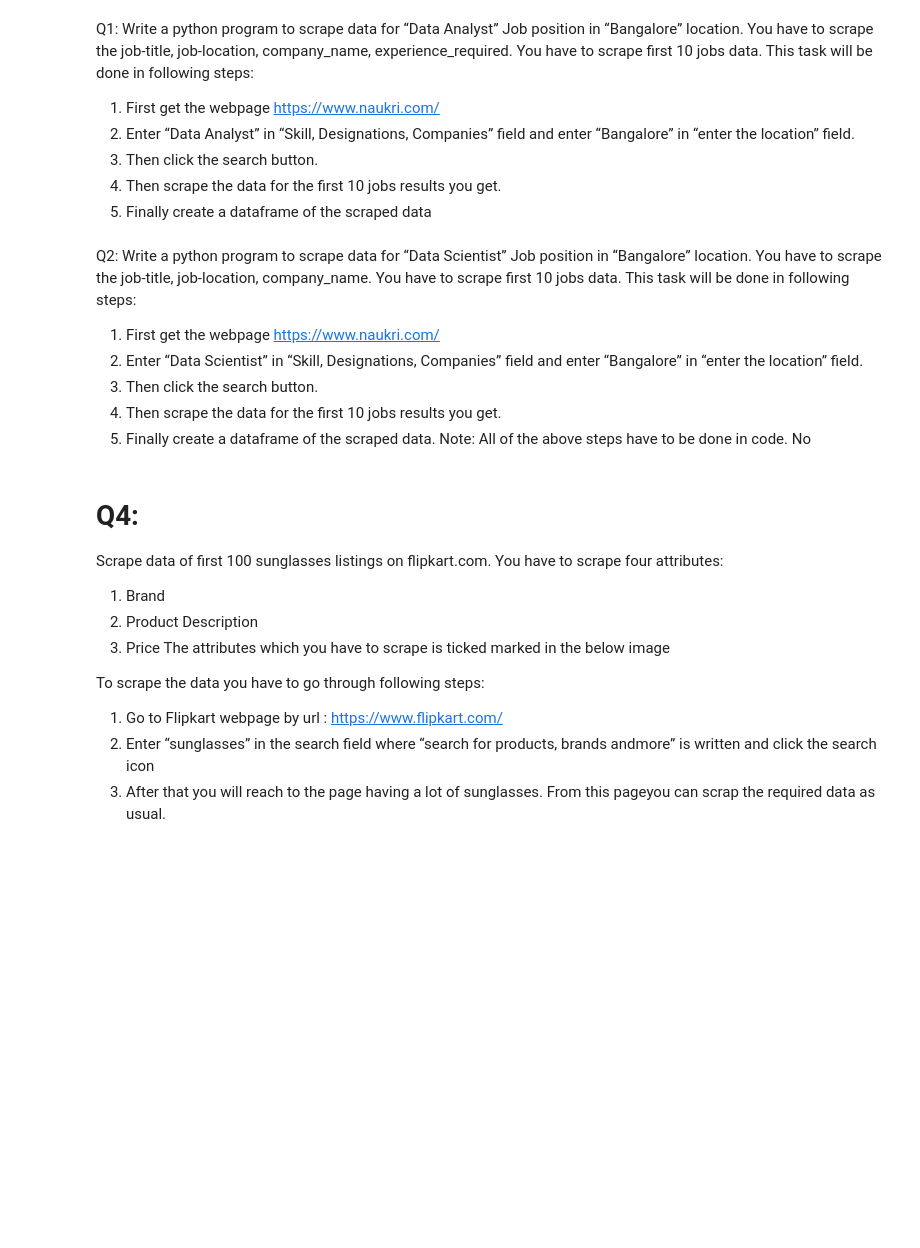
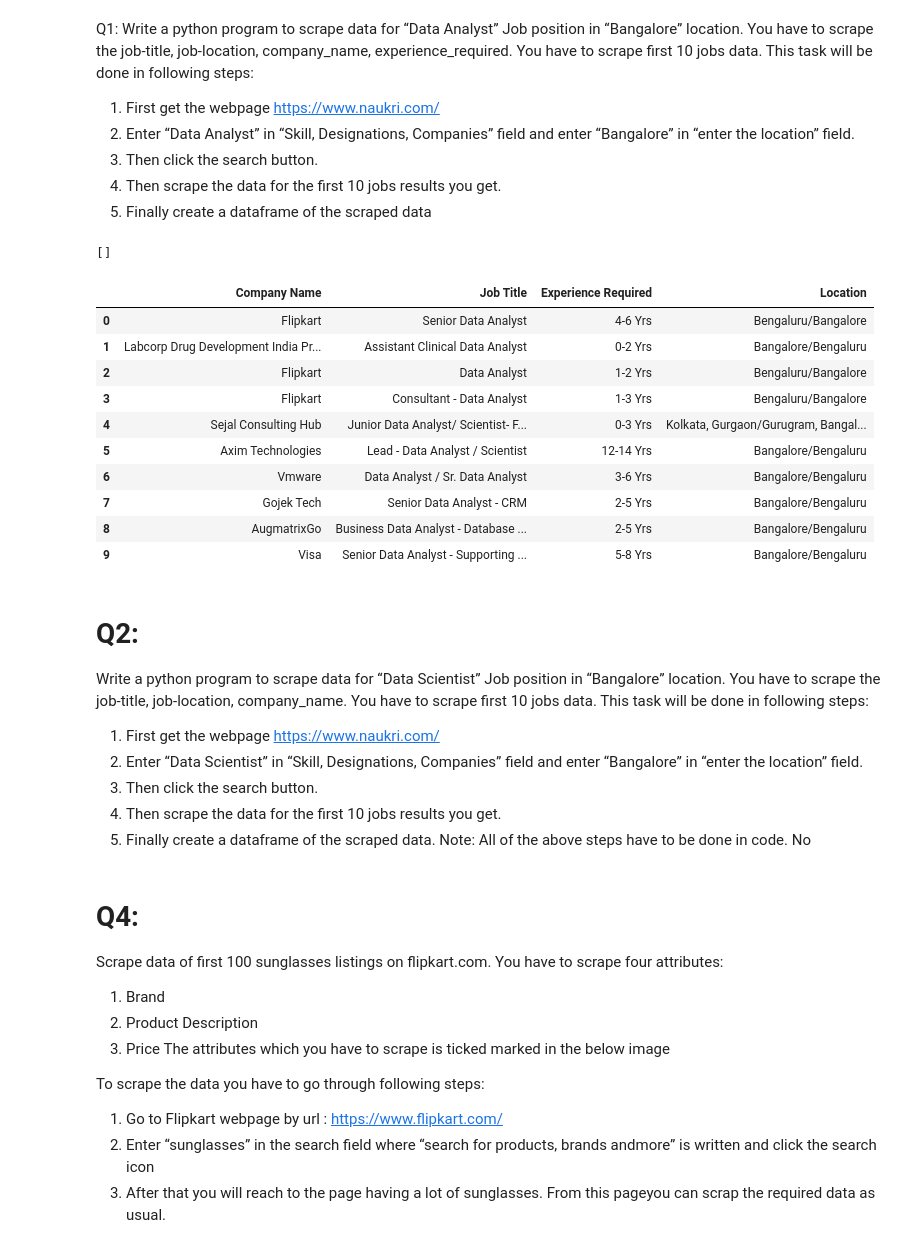
Before and after one commit to Pramodh23EAlpha/Internship, a Jupyter notebook: Webscrapping-selenium-2/Webscrapping-2.ipynb, the cells around one changed output. Saved outputs shown, nothing was run; the diff lists cells and outputs as text; code cells hidden in the pictures; blank space fills up the shorter version.

```diff
--- a/Webscrapping-selenium-2/Webscrapping-2.ipynb
+++ b/Webscrapping-selenium-2/Webscrapping-2.ipynb
@@ -25,4 +25,8 @@ location” field.
 3. Then click the search button.
 4. Then scrape the data for the first 10 jobs results you get.
 5. Finally create a dataframe of the scraped data
+# %%
+driver = webdriver.Chrome(executable_path=DRIVER_PATH)
+
+driver.get('http://www.naukri.com/') # open the link in crome using webdriver
 # %%
@@ -76,5 +41,56 @@ df.head(10)
+# %%
+joblist_title = []
+joblist_company = []
+
+joblist_location = []
+joblist_experience = []
+
+
+job_list = driver.find_elements_by_class_name('jobTupleHeader')
+job_list2 = driver.find_elements_by_class_name('subTitle ellipsis fleft')# to get experience  , location
+
+print(job_list2)
+count = 1
+for jobs in job_list:
+    jobtitle = jobs.find_element_by_tag_name('a')
+    joblist_title.append(jobtitle.text)
+
+    jobs_company = jobs.find_element_by_xpath('//*[@id="root"]/div[3]/div[2]/section[2]/div[2]/article['+str(count)+']/div[1]/div[1]/div/a[1]')
+    joblist_company.append(jobs_company.text)
+    joblist_location.append(jobs.find_element_by_xpath('//*[@id="root"]/div[3]/div[2]/section[2]/div[2]/article['+str(count)+']/div[1]/div[1]/ul/li[3]/span').text)
+    joblist_experience.append(jobs.find_element_by_xpath('//*[@id="root"]/div[3]/div[2]/section[2]/div[2]/article['+str(count)+']/div[1]/div[1]/ul/li[1]/span').text)
+    count = count+1
+
+
+
+
+#print(joblist_experience)
+
+
+# Make data frame
+naukridf=pd.DataFrame({})
+naukridf['Company Name']=joblist_company[:10]
+naukridf['Job Title']=joblist_title[:10]
+naukridf['Experience Required']=joblist_experience[:10]
+naukridf['Location']=joblist_location[:10]
+naukridf
+# %% [output]
+[]
+|  | Company Name | Job Title | Experience Required | Location |
+| 0 | Flipkart | Senior Data Analyst | 4-6 Yrs | Bengaluru/Bangalore |
+| 1 | Labcorp Drug Development India Pr... | Assistant Clinical Data Analyst | 0-2 Yrs | Bangalore/Bengaluru |
+| 2 | Flipkart | Data Analyst | 1-2 Yrs | Bengaluru/Bangalore |
+| 3 | Flipkart | Consultant - Data Analyst | 1-3 Yrs | Bengaluru/Bangalore |
+| 4 | Sejal Consulting Hub | Junior Data Analyst/ Scientist- F... | 0-3 Yrs | Kolkata, Gurgaon/Gurugram, Bangal... |
+| 5 | Axim Technologies | Lead - Data Analyst / Scientist | 12-14 Yrs | Bangalore/Bengaluru |
+| 6 | Vmware | Data Analyst / Sr. Data Analyst | 3-6 Yrs | Bangalore/Bengaluru |
+| 7 | Gojek Tech | Senior Data Analyst - CRM | 2-5 Yrs | Bangalore/Bengaluru |
+| 8 | AugmatrixGo | Business Data Analyst - Database ... | 2-5 Yrs | Bangalore/Bengaluru |
+| 9 | Visa | Senior Data Analyst - Supporting ... | 5-8 Yrs | Bangalore/Bengaluru |
 # %% [markdown]
-Q2: Write a python program to scrape data for “Data Scientist” Job position in “Bangalore” location. You
+# Q2:
+
+Write a python program to scrape data for “Data Scientist” Job position in “Bangalore” location. You
 have to scrape the job-title, job-location, company_name. You have to scrape first 10 jobs data.
 This task will be done in following steps:
 1. First get the webpage https://www.naukri.com/
```
Also changed, not shown: parts of 2 cells of this notebook.
